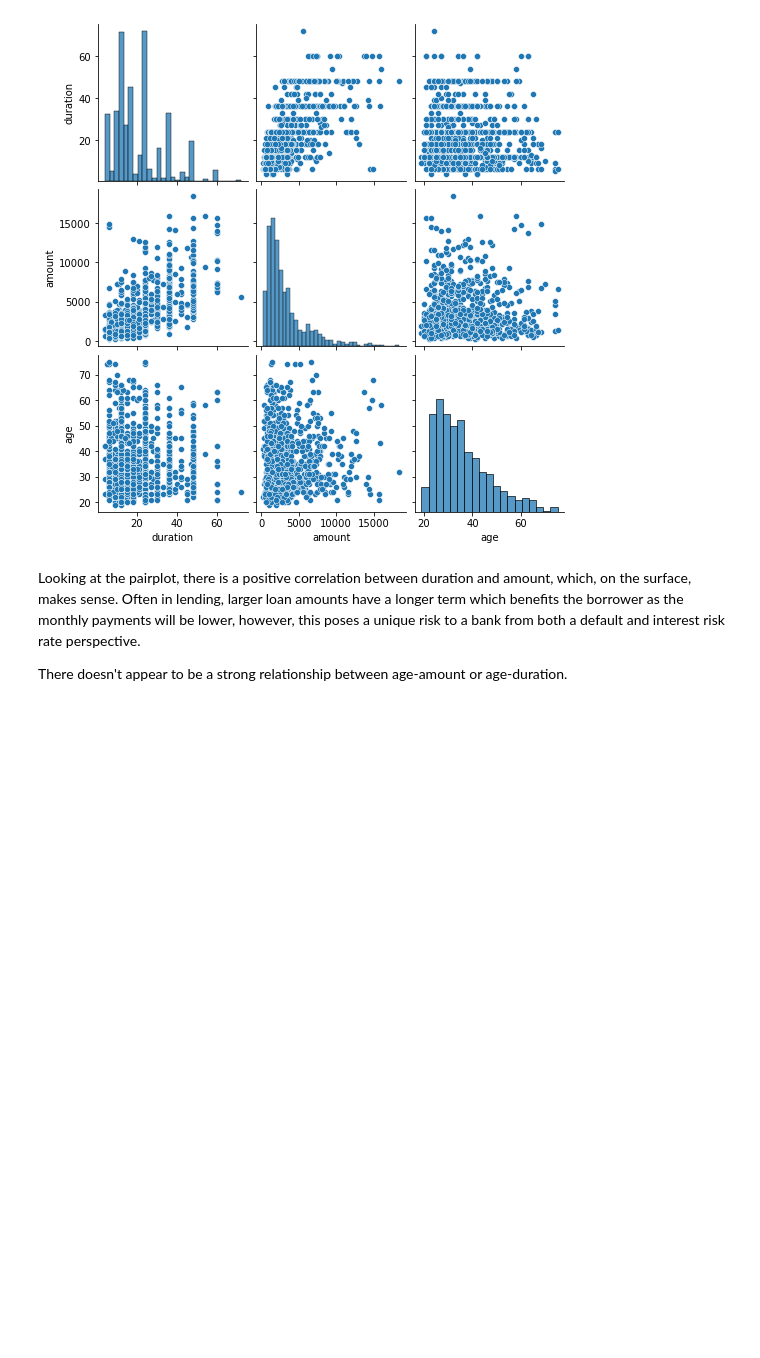
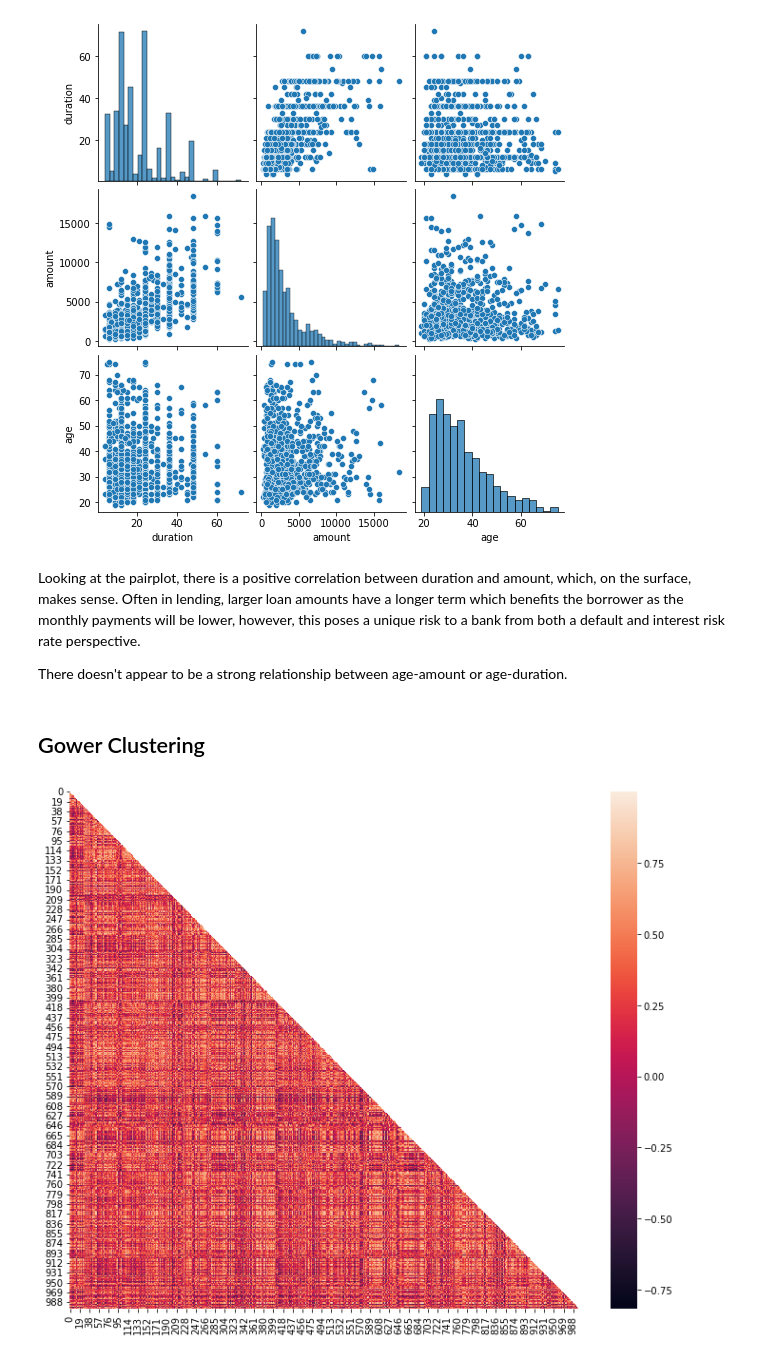
Before and after one commit to cthomx/Clustering-With-Categorical-Data, a Jupyter notebook: CategoricalClustering.ipynb, the cells around one changed output. Cells and saved outputs as stored; diff of their text form; code cells hidden in the pictures; blank space fills up the shorter version.

Commit message:
mid-udate on clustering

```diff
--- a/CategoricalClustering.ipynb
+++ b/CategoricalClustering.ipynb
@@ -111,3 +137,26 @@ sns.pairplot(df[['duration','amount','age']])
 Looking at the pairplot, there is a positive correlation between duration and amount, which, on the surface, makes sense. Often in lending, larger loan amounts have a longer term which benefits the borrower as the monthly payments will be lower, however, this poses a unique risk to a bank from both a default and interest risk rate perspective.
 
 There doesn't appear to be a strong relationship between age-amount or age-duration.
+# %% [markdown]
+## Gower Clustering
+# %%
+# create the distance matrix
+import gower
+
+distance_matrix = gower.gower_matrix(df.iloc[:,:-1].astype(np.float64)) # select all variables except binary credit risk
+# %%
+# Compute the correlation matrix
+# source: https://seaborn.pydata.org/examples/many_pairwise_correlations.html
+corr = pd.DataFrame(distance_matrix).corr()
+
+# Generate a mask for the upper triangle
+mask = np.triu(np.ones_like(corr, dtype=bool))
+
+# # Set up the matplotlib figure
+f, ax = plt.subplots(figsize=(12, 10))
+
+# Draw the heatmap with the mask and correct aspect ratio
+sns.heatmap(corr, mask=mask)
+plt.show()
+# %% [output]
+[figure, added]
```
Also changed, not shown: parts of 13 cells of this notebook.
